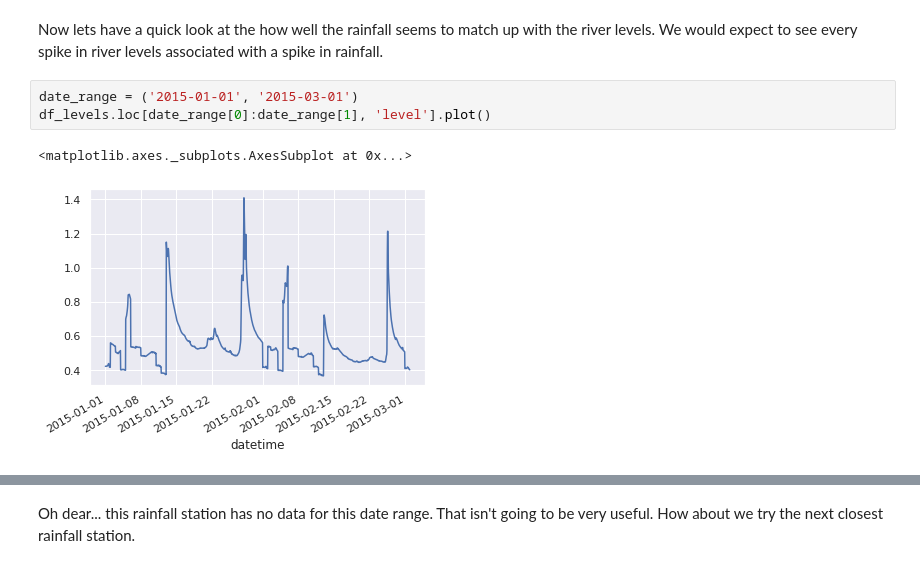
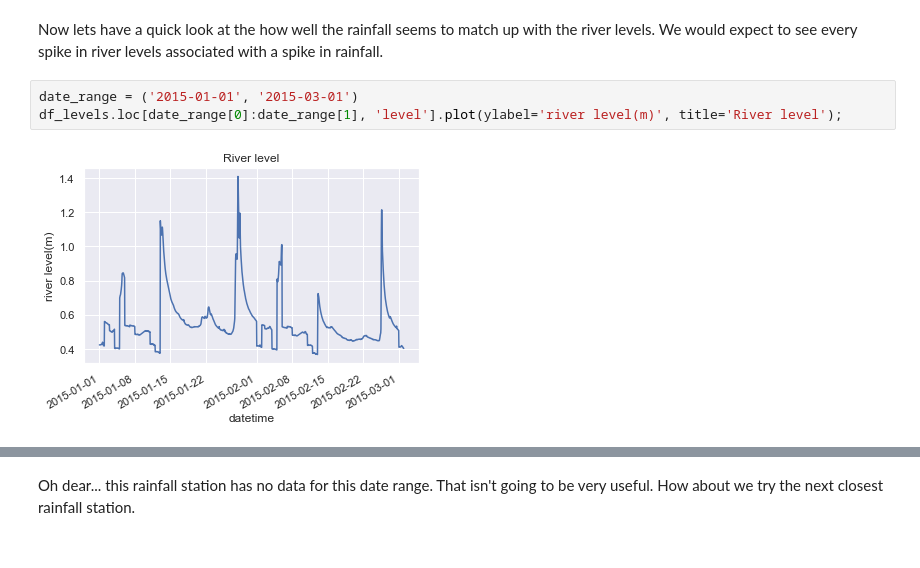
Before and after one commit to jemmaherbert/river-level-predictions, a Jupyter notebook: example_river.ipynb, the cells around one changed output, grey strips where cells are left out. Saved outputs shown, nothing was run; the diff lists cells and outputs as text.

```diff
--- a/example_river.ipynb
+++ b/example_river.ipynb
@@ -106,9 +122,8 @@ df_stations[df_stations.id == nearest_station_id]
 Now lets have a quick look at the how well the rainfall seems to match up with the river levels. We would expect to see every spike in river levels associated with a spike in rainfall.
 # %%
 date_range = ('2015-01-01', '2015-03-01')
-df_levels.loc[date_range[0]:date_range[1], 'level'].plot()
+df_levels.loc[date_range[0]:date_range[1], 'level'].plot(ylabel='river level(m)', title='River level');
 # %% [output]
-<matplotlib.axes._subplots.AxesSubplot at 0x...>
-[figure, old version]
+[figure, new version]
 # %%
 rainfall_kang = df_rainfall.loc[nearest_station_id]
```
Also changed, not shown: parts of 29 cells of this notebook, 2 other files.
